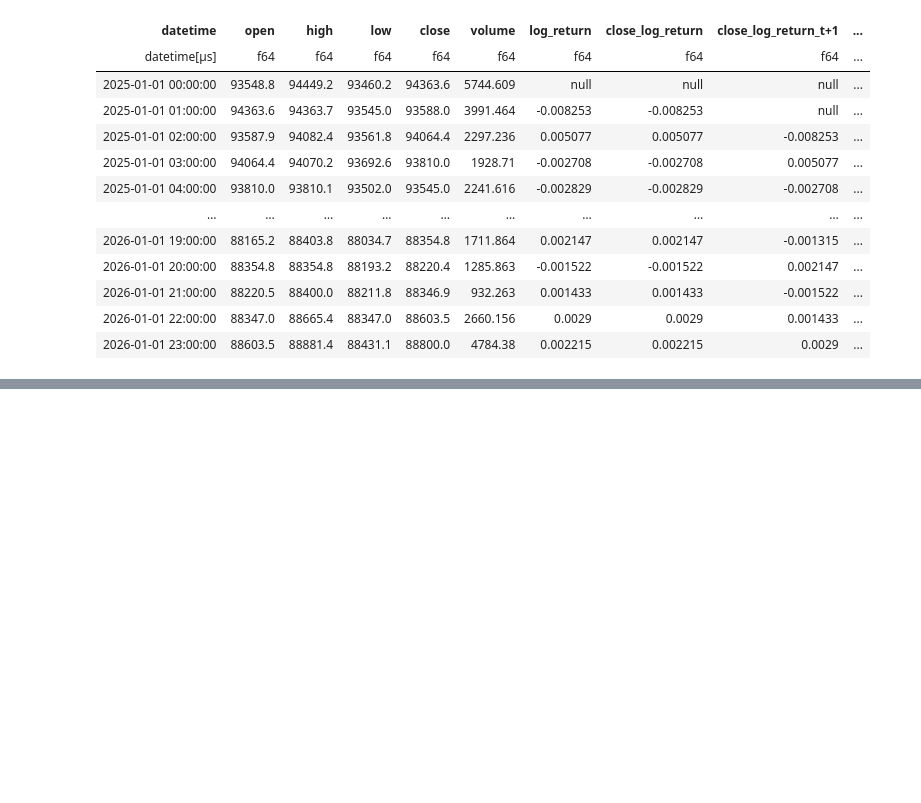
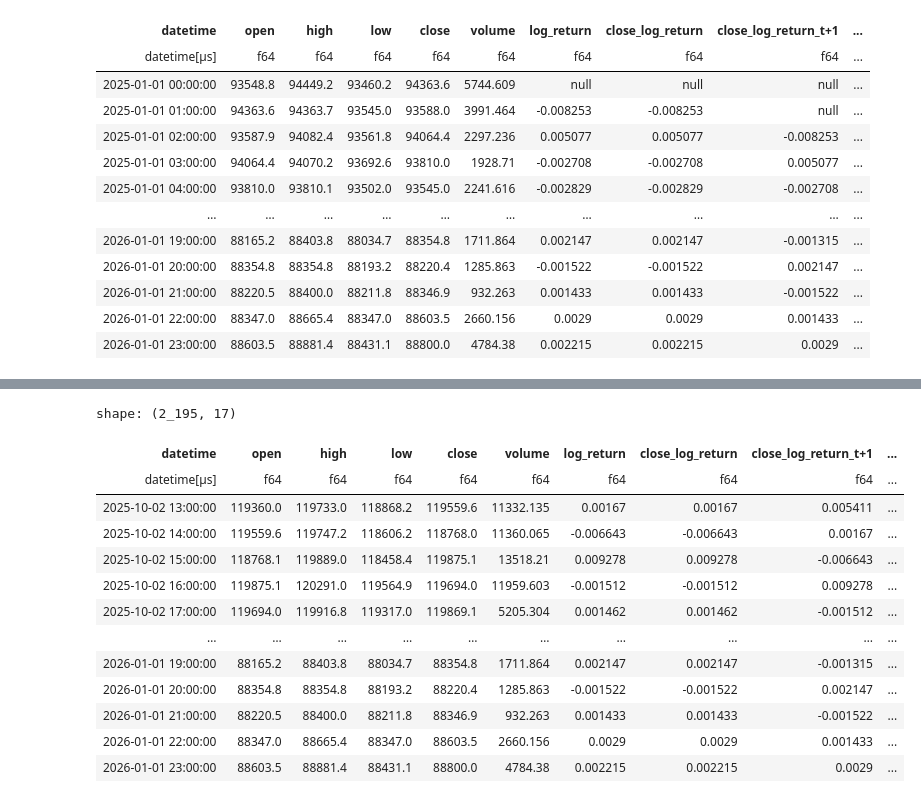
Before and after one commit to nickderaj/quant-trading-labs, a Jupyter notebook: src/research.ipynb, the cells around one changed output, grey strips where cells are left out. Cells and saved outputs as stored; diff of their text form; code cells hidden in the pictures; blank space fills up the shorter version.

```diff
--- a/src/research.ipynb
+++ b/src/research.ipynb
@@ -131,0 +263,17 @@ shape: (8_784, 17)
+# %%
+ts_test
+# %% [output]
+shape: (2_195, 17)
+| datetime | open | high | low | close | volume | log_return | close_log_return | close_log_return_t+1 | ... |
+| datetime[μs] | f64 | f64 | f64 | f64 | f64 | f64 | f64 | f64 | ... |
+| 2025-10-02 13:00:00 | 119360.0 | 119733.0 | 118868.2 | 119559.6 | 11332.135 | 0.00167 | 0.00167 | 0.005411 | ... |
+| 2025-10-02 14:00:00 | 119559.6 | 119747.2 | 118606.2 | 118768.0 | 11360.065 | -0.006643 | -0.006643 | 0.00167 | ... |
+| 2025-10-02 15:00:00 | 118768.1 | 119889.0 | 118458.4 | 119875.1 | 13518.21 | 0.009278 | 0.009278 | -0.006643 | ... |
+| 2025-10-02 16:00:00 | 119875.1 | 120291.0 | 119564.9 | 119694.0 | 11959.603 | -0.001512 | -0.001512 | 0.009278 | ... |
+| 2025-10-02 17:00:00 | 119694.0 | 119916.8 | 119317.0 | 119869.1 | 5205.304 | 0.001462 | 0.001462 | -0.001512 | ... |
+| … | … | … | … | … | … | … | … | … | ... |
+| 2026-01-01 19:00:00 | 88165.2 | 88403.8 | 88034.7 | 88354.8 | 1711.864 | 0.002147 | 0.002147 | -0.001315 | ... |
+| 2026-01-01 20:00:00 | 88354.8 | 88354.8 | 88193.2 | 88220.4 | 1285.863 | -0.001522 | -0.001522 | 0.002147 | ... |
+| 2026-01-01 21:00:00 | 88220.5 | 88400.0 | 88211.8 | 88346.9 | 932.263 | 0.001433 | 0.001433 | -0.001522 | ... |
+| 2026-01-01 22:00:00 | 88347.0 | 88665.4 | 88347.0 | 88603.5 | 2660.156 | 0.0029 | 0.0029 | 0.001433 | ... |
+| 2026-01-01 23:00:00 | 88603.5 | 88881.4 | 88431.1 | 88800.0 | 4784.38 | 0.002215 | 0.002215 | 0.0029 | ... |
```
Also changed, not shown: parts of 23 cells of this notebook, 1 other file.
